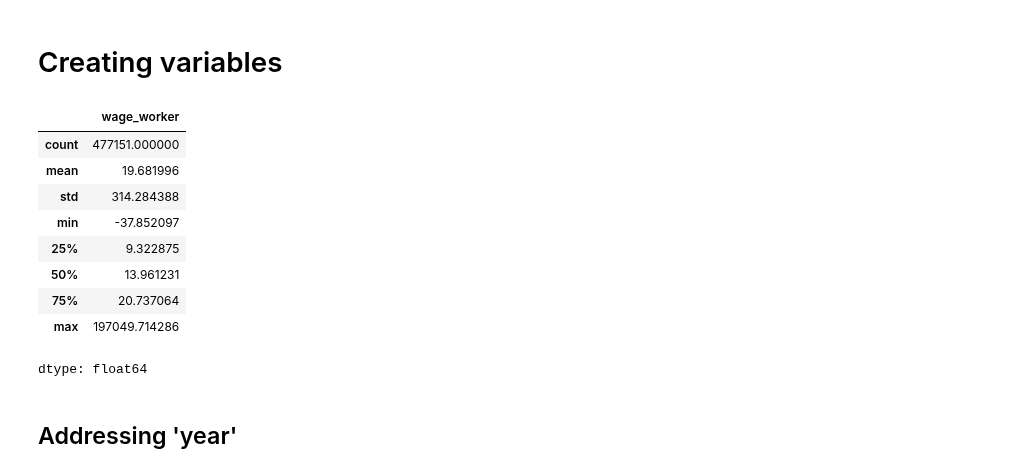
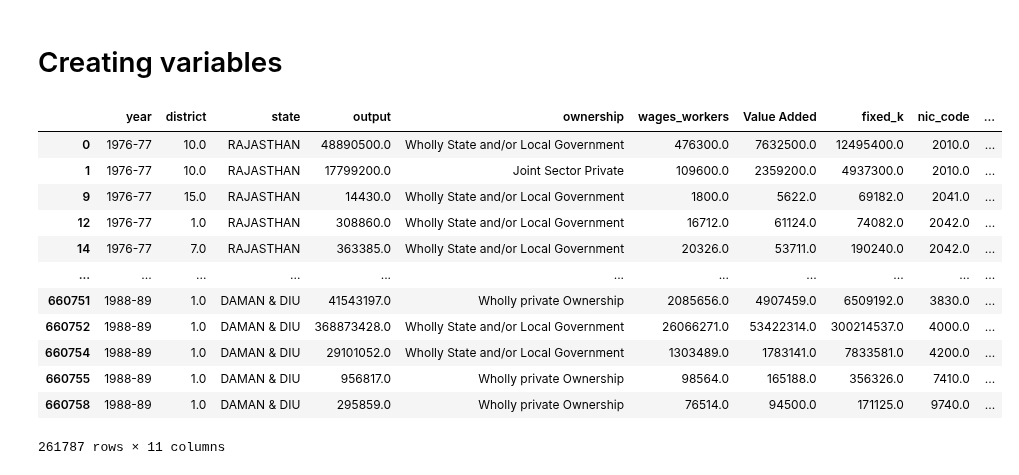
Before and after one commit to kabeerbora/1980s_delin, a Jupyter notebook: 1980s_delicensing.ipynb, the cells around one changed output. Drawn from its saved outputs; the diff is of its cells as text; code cells hidden in the pictures.

```diff
--- a/1980s_delicensing.ipynb
+++ b/1980s_delicensing.ipynb
@@ -76,0 +166,27 @@ Wall time: 46.1 s
+# %%
+alias_file_path = "/content/drive/MyDrive/data_economics_research/ASI_Firms/columns_1976_1989.xlsx"
+alias_df = pd.read_excel(alias_file_path)
+column_to_alias = dict(zip(alias_df['Columns'], alias_df['alias']))
+valid_columns = set(column_to_alias.keys())
+folder_range = range(1976, 1983)
+folder_range_1 = range(1983, 1989)
+dfs = []
+for year_range in [folder_range, folder_range_1]:
+    for year in year_range:
+        folder_name = f"{year}_{year+1}"
+        folder_path = f"/content/drive/MyDrive/data_economics_research/ASI_Firms/{folder_name}"
+        if os.path.exists(folder_path):
+            for filename in os.listdir(folder_path):
+                if filename.endswith(".sav") and (filename.startswith("ASI") or filename.startswith("ASISUM")):
+                    file_path = os.path.join(folder_path, filename)
+                    df, meta = pyreadstat.read_sav(file_path, apply_value_formats=True)
+
+
+                    column_labels = meta.column_names_to_labels
+                    df.columns = [column_labels.get(col, col) for col in df.columns]
+
+                    dfs.append(df)
+df_final = pd.concat(dfs).reset_index(drop=True)
+df_final = df_final.rename(columns=column_to_alias)
+df_final = df_final.loc[:, ~df_final.columns.isna()]
+df_final.to_excel('/content/drive/MyDrive/data_economics_research/jan_weber_kabeer_bora/1976_1988_allfirms.xlsx', index=False)
@@ -80,8 +202,4 @@ Wall time: 46.1 s
 column_labels = meta.column_names_to_labels
 df_final.columns = [column_labels.get(col, col) for col in df_final.columns]
 df_final.head(5)
-df_final['nic_code'] = df_final['NIC-70(1) Original NIC70'].astype(str).str[:3]
-df_final['year'] = df_final['Year of Survey'].astype(str).str[:4]
-df_final = df_final.drop(columns=['NIC-70(1) Original NIC70', 'Year of Survey'])
-df_final
 # %% [output]
@@ -176,28 +284,27 @@ chart
 # %% [markdown]
 # Creating variables
 # %%
-df_new = df_final[['Year of Survey', 'District Code', 'State Code', 'Total Output', 'Ownership Code', 'Wages to Workers  (Including Bonus to Workers)', 'No. of Factories', 'Value Added', 'Fixed Capital ( Closing )', 'NIC-70(1) Original NIC70']].copy()
+df_new = df_final[['Year of Survey', 'District Code', 'State Code', 'Total Output', 'Ownership Code', 'Wages to Workers  (Including Bonus to Workers)', 'Value Added', 'Fixed Capital ( Closing )', 'NIC-70(1) Original NIC70']].copy()
 df_new = df_new.dropna(subset=['Total Output', 'Wages to Workers  (Including Bonus to Workers)', 'Value Added', 'Fixed Capital ( Closing )'])
 df_new = df_new[(df_new['Total Output'] != 0) & (df_new['Wages to Workers  (Including Bonus to Workers)'] != 0) & (df_new['Value Added'] != 0) & (df_new['Fixed Capital ( Closing )'] != 0)]
 df_new['surplus_value'] = df_new['Value Added'] - df_new['Wages to Workers  (Including Bonus to Workers)']
 df_new['rop'] = df_new['surplus_value']/df_new['Fixed Capital ( Closing )']
 df_new = df_new[(df_new['rop'] > 0) & (df_new['rop'] < 1)]
 df_new['rop'].describe()
-df_final = df_final[(df_final['Total Output'] != 0) & (df_final['Wages to Workers  (Including Bonus to Workers)'] != 0) & (df_final['Value Added'] != 0) & (df_final['Fixed Capital ( Closing )'] != 0) & (df_final['Mandays Employees'] != 0)]
-df_final['wage_worker'] = df_final['Wages to Workers  (Including Bonus to Workers)']/df_final['Mandays Employees']
+df_new
 df_new = df_new[df_new['surplus_value'] > 0]
-df_new = df_new.rename(columns={'No. of Factories' : 'no_fact','Ownership Code' : 'ownership', 'Wages to Workers  (Including Bonus to Workers)': 'wages_workers', 'NIC-70(1) Original NIC70': 'nic_code', 'Fixed Capital ( Closing )': 'fixed_k', 'Year of Survey': 'year', 'District Code': 'district', 'State Code':'state', 'Total Output':'output'})
-df_new['nic_code'] = df_new['nic_code'].astype(str).str[:3]
+df_new = df_new.rename(columns={'Ownership Code' : 'ownership', 'Wages to Workers  (Including Bonus to Workers)': 'wages_workers', 'NIC-70(1) Original NIC70': 'nic_code', 'Fixed Capital ( Closing )': 'fixed_k', 'Year of Survey': 'year', 'District Code': 'district', 'State Code':'state', 'Total Output':'output'})
 # %% [output]
-|  | wage_worker |
-| count | 477151.000000 |
-| mean | 19.681996 |
-| std | 314.284388 |
-| min | -37.852097 |
-| 25% | 9.322875 |
-| 50% | 13.961231 |
-| 75% | 20.737064 |
-| max | 197049.714286 |
+|  | year | district | state | output | ownership | wages_workers | Value Added | fixed_k | nic_code | ... |
+| 0 | 1976-77 | 10.0 | RAJASTHAN | 48890500.0 | Wholly State and/or Local Government | 476300.0 | 7632500.0 | 12495400.0 | 2010.0 | ... |
+| 1 | 1976-77 | 10.0 | RAJASTHAN | 17799200.0 | Joint Sector Private | 109600.0 | 2359200.0 | 4937300.0 | 2010.0 | ... |
+| 9 | 1976-77 | 15.0 | RAJASTHAN | 14430.0 | Wholly State and/or Local Government | 1800.0 | 5622.0 | 69182.0 | 2041.0 | ... |
+| 12 | 1976-77 | 1.0 | RAJASTHAN | 308860.0 | Wholly State and/or Local Government | 16712.0 | 61124.0 | 74082.0 | 2042.0 | ... |
+| 14 | 1976-77 | 7.0 | RAJASTHAN | 363385.0 | Wholly State and/or Local Government | 20326.0 | 53711.0 | 190240.0 | 2042.0 | ... |
+| ... | ... | ... | ... | ... | ... | ... | ... | ... | ... | ... |
+| 660751 | 1988-89 | 1.0 | DAMAN & DIU | 41543197.0 | Wholly private Ownership | 2085656.0 | 4907459.0 | 6509192.0 | 3830.0 | ... |
+| 660752 | 1988-89 | 1.0 | DAMAN & DIU | 368873428.0 | Wholly State and/or Local Government | 26066271.0 | 53422314.0 | 300214537.0 | 4000.0 | ... |
+| 660754 | 1988-89 | 1.0 | DAMAN & DIU | 29101052.0 | Wholly State and/or Local Government | 1303489.0 | 1783141.0 | 7833581.0 | 4200.0 | ... |
+| 660755 | 1988-89 | 1.0 | DAMAN & DIU | 956817.0 | Wholly private Ownership | 98564.0 | 165188.0 | 356326.0 | 7410.0 | ... |
+| 660758 | 1988-89 | 1.0 | DAMAN & DIU | 295859.0 | Wholly private Ownership | 76514.0 | 94500.0 | 171125.0 | 9740.0 | ... |
-dtype: float64
+261787 rows × 11 columns
-# %% [markdown]
-## Addressing 'year'
```
Also changed, not shown: parts of 34 cells of this notebook.
